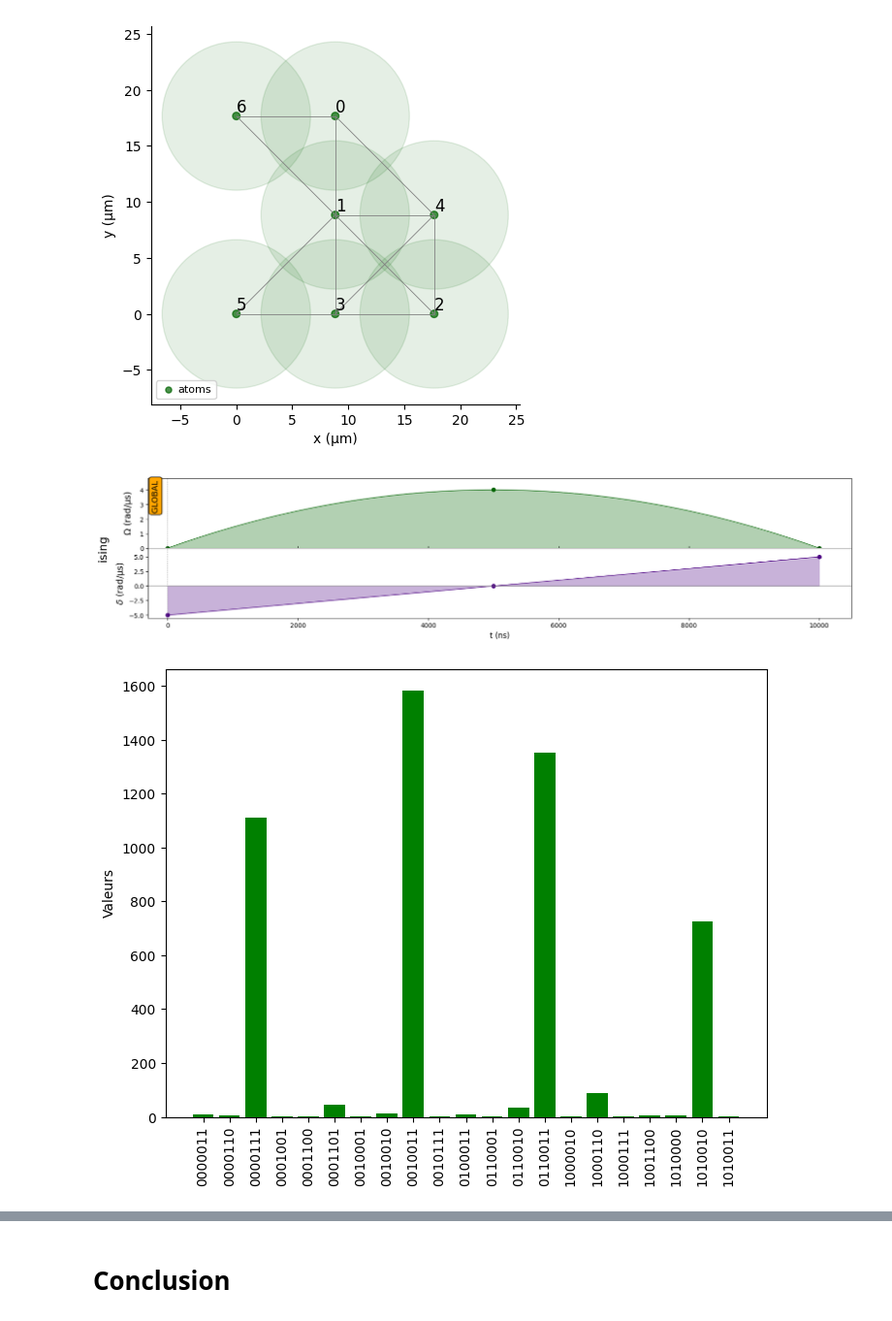
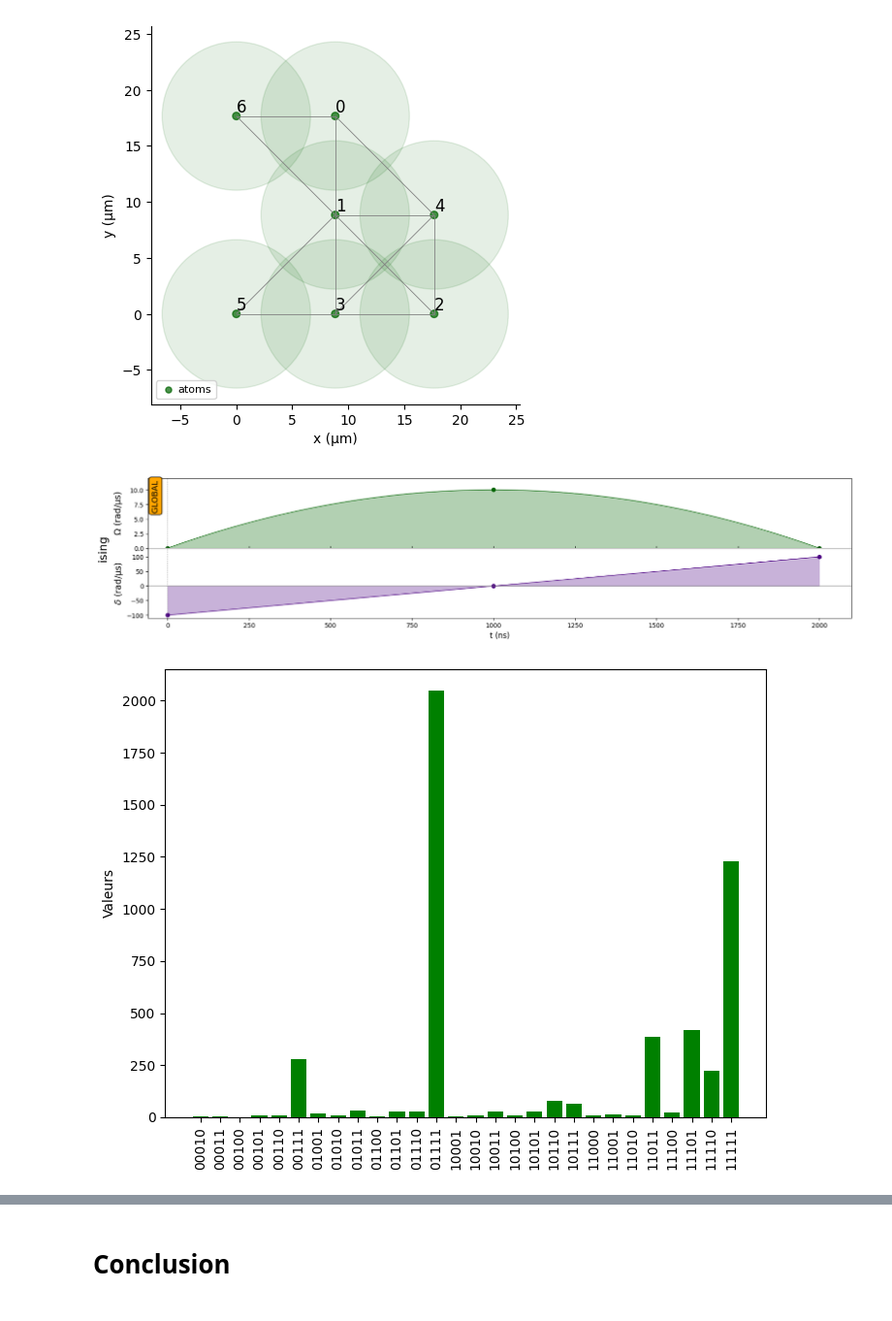
Before and after one commit to darkmatter2000/Maxcut_qaoa_and_annealing, a Jupyter notebook: quantum_maxcut.ipynb, the cells around one changed output, grey strips where cells are left out. Shown at 97% size. Cells and saved outputs as stored; diff of their text form; code cells hidden in the pictures.

```diff
--- a/quantum_maxcut.ipynb
+++ b/quantum_maxcut.ipynb
@@ -618,7 +597,10 @@ for i in range(n):
 [figure]
 # %%
 # We choose a median value between the min and the max
-Omega = 4
-delta_0 = -5  # just has to be negative
+Omega = 10
+
+t_rise = 100
+t_fall = t_rise
+delta_0 = -100  # just has to be negative
 delta_f = -delta_0  # just has to be positive
-T = 10000  # time in ns, we choose a time long enough to ensure the propagation of information in the system
+T = 2000 # time in ns, we choose a time long enough to ensure the propagation of information in the system
@@ -625,37 +639,17 @@ T = 10000  # time in ns, we choose a time long enough to ensure the propagation
 # %%
-from pulser.waveforms import RampWaveform
-
+#Create Pulse sequence, using default setting found
+from pulser.waveforms import InterpolatedWaveform
 adiabatic_pulse = Pulse(
-    # Create the rise pulse with smooth detuning
-    rise = Pulse.ConstantDetuning(
-        amplitude=RampWaveform(duration=t_omega, start=0.0, stop=Omega),
-        detuning=Delta_0,  # Initial detuning for the rise
-        phase=0.0,
-    )
-
-    # Create the sweep pulse with the filtered (smoothed) detuning profile
-    sweep_smooth = Pulse.ConstantAmplitude(
-        amplitude=Omega,  # Use the same amplitude for the sweep
-        detuning=InterpolatedWaveform(duration=sweep.duration, values=filtered_data),
-        phase=0.0,
-    )
-
-    # Create the fall pulse with smooth detuning
-    fall = Pulse.ConstantDetuning(
-        amplitude=RampWaveform(duration=t_omega, start=Omega, stop=0.0),
-        detuning=filtered_data[-1],  # Last value in the detuning profile
-        phase=0.0,
-    )
+    InterpolatedWaveform(T, [1e-9, Omega, 1e-9]),
+    InterpolatedWaveform(T, [delta_0, 0, delta_f]),
+    0,
 )
-
-
-
-seq = Sequence(Register_list[3], DigitalAnalogDevice)
+seq = Sequence(Register_list[1], DigitalAnalogDevice)
 seq.declare_channel("ising", "rydberg_global")
 seq.add(adiabatic_pulse, "ising")
 seq.draw()
 # %% [output]
-[figure, old version]
+[figure, new version]
 # %%
 simul = QutipEmulator.from_sequence(seq)
 results = simul.run()
@@ -669,7 +663,7 @@ plt.xticks(rotation = "vertical")
 plt.ylabel('Valeurs')
 plt.show()
 # %% [output]
-[figure, old version]
+[figure, new version]
 # %%
 [[2, [1, 2], [0]], [2, [1], [0, 2]], [2, [0, 1], [2]]]
 [[5, [3, 4], [0, 1, 2]], [5, [0, 3, 4], [1, 2]], [5, [1, 2, 3], [0, 4]], [5, [0, 2], [1, 3, 4]]]
```
Also changed, not shown: parts of 6 cells of this notebook.
